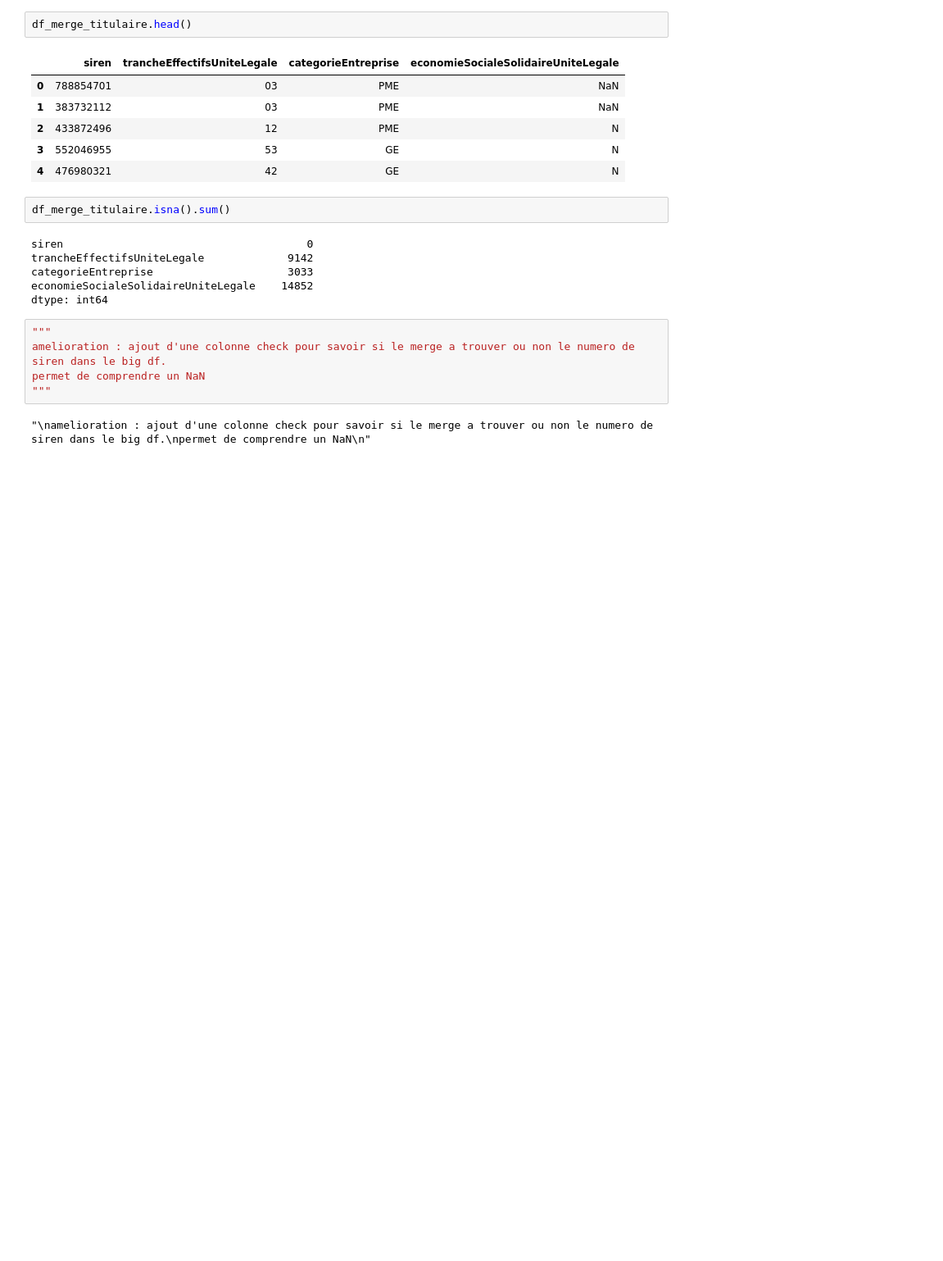
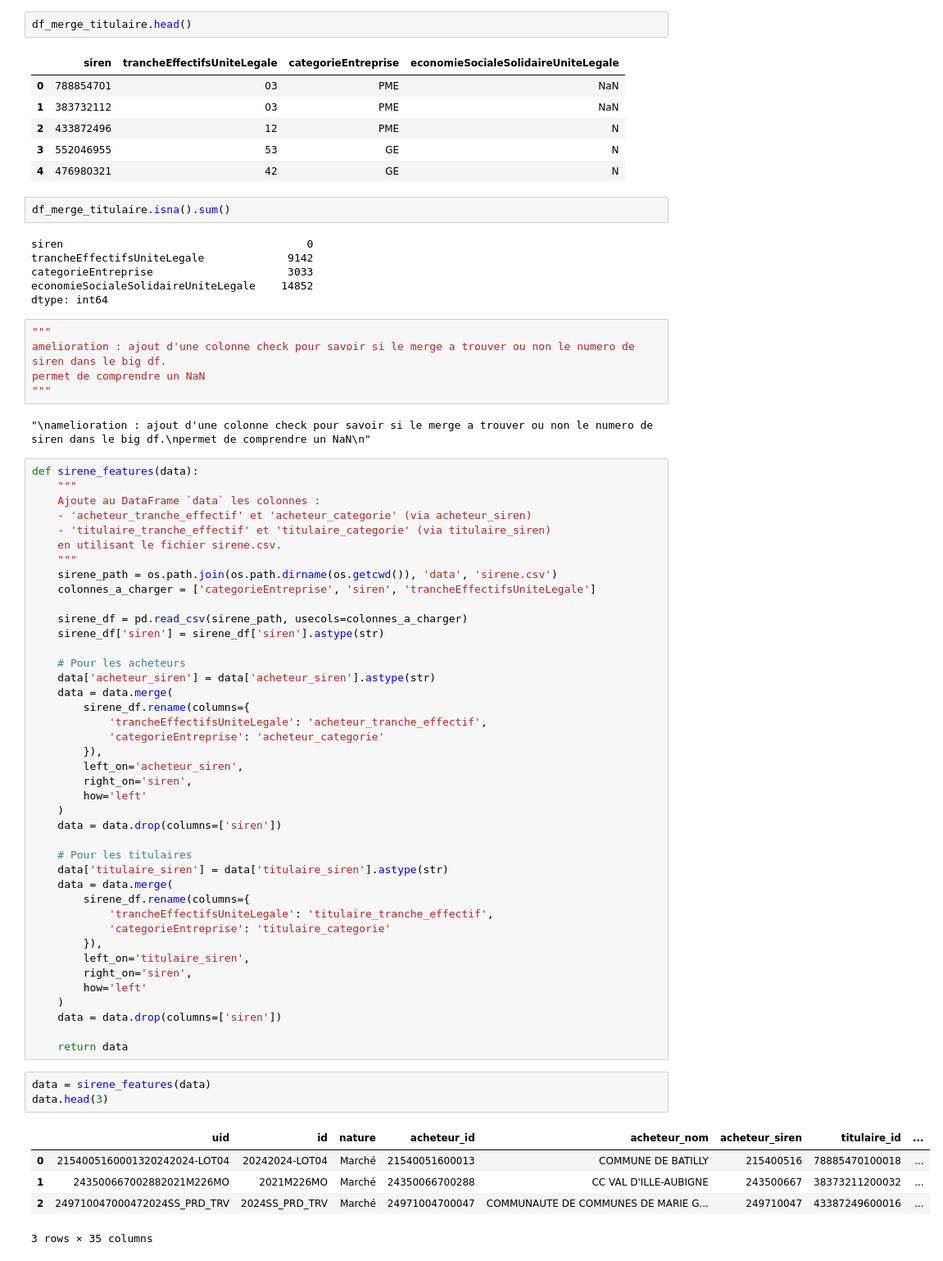
Before and after one commit to RonanB400/decp_ml, a Jupyter notebook: notebooks/PC_features.ipynb, the cells around one changed output. Shown: that part at 82% size. Cells and saved outputs as stored; diff of their text form; blank space fills up the shorter version.

```diff
--- a/notebooks/PC_features.ipynb
+++ b/notebooks/PC_features.ipynb
@@ -275,3 +295,53 @@ permet de comprendre un NaN
 """
 # %% [output]
 "\namelioration : ajout d'une colonne check pour savoir si le merge a trouver ou non le numero de siren dans le big df.\npermet de comprendre un NaN\n"
+# %%
+def sirene_features(data):
+    """
+    Ajoute au DataFrame `data` les colonnes :
+    - 'acheteur_tranche_effectif' et 'acheteur_categorie' (via acheteur_siren)
+    - 'titulaire_tranche_effectif' et 'titulaire_categorie' (via titulaire_siren)
+    en utilisant le fichier sirene.csv.
+    """
+    sirene_path = os.path.join(os.path.dirname(os.getcwd()), 'data', 'sirene.csv')
+    colonnes_a_charger = ['categorieEntreprise', 'siren', 'trancheEffectifsUniteLegale']
+
+    sirene_df = pd.read_csv(sirene_path, usecols=colonnes_a_charger)
+    sirene_df['siren'] = sirene_df['siren'].astype(str)
+
+    # Pour les acheteurs
+    data['acheteur_siren'] = data['acheteur_siren'].astype(str)
+    data = data.merge(
+        sirene_df.rename(columns={
+            'trancheEffectifsUniteLegale': 'acheteur_tranche_effectif',
+            'categorieEntreprise': 'acheteur_categorie'
+        }),
+        left_on='acheteur_siren',
+        right_on='siren',
+        how='left'
+    )
+    data = data.drop(columns=['siren'])
+
+    # Pour les titulaires
+    data['titulaire_siren'] = data['titulaire_siren'].astype(str)
+    data = data.merge(
+        sirene_df.rename(columns={
+            'trancheEffectifsUniteLegale': 'titulaire_tranche_effectif',
+            'categorieEntreprise': 'titulaire_categorie'
+        }),
+        left_on='titulaire_siren',
+        right_on='siren',
+        how='left'
+    )
+    data = data.drop(columns=['siren'])
+
+    return data
+# %%
+data = sirene_features(data)
+data.head(3)
+# %% [output]
+|  | uid | id | nature | acheteur_id | acheteur_nom | acheteur_siren | titulaire_id | ... |
+| 0 | 2154005160001320242024-LOT04 | 20242024-LOT04 | Marché | 21540051600013 | COMMUNE DE BATILLY | 215400516 | 78885470100018 | ... |
+| 1 | 243500667002882021M226MO | 2021M226MO | Marché | 24350066700288 | CC VAL D'ILLE-AUBIGNE | 243500667 | 38373211200032 | ... |
+| 2 | 249710047000472024SS_PRD_TRV | 2024SS_PRD_TRV | Marché | 24971004700047 | COMMUNAUTE DE COMMUNES DE MARIE G... | 249710047 | 43387249600016 | ... |
+3 rows × 35 columns
```
Also changed, not shown: parts of 2 cells of this notebook, 2 other files.
